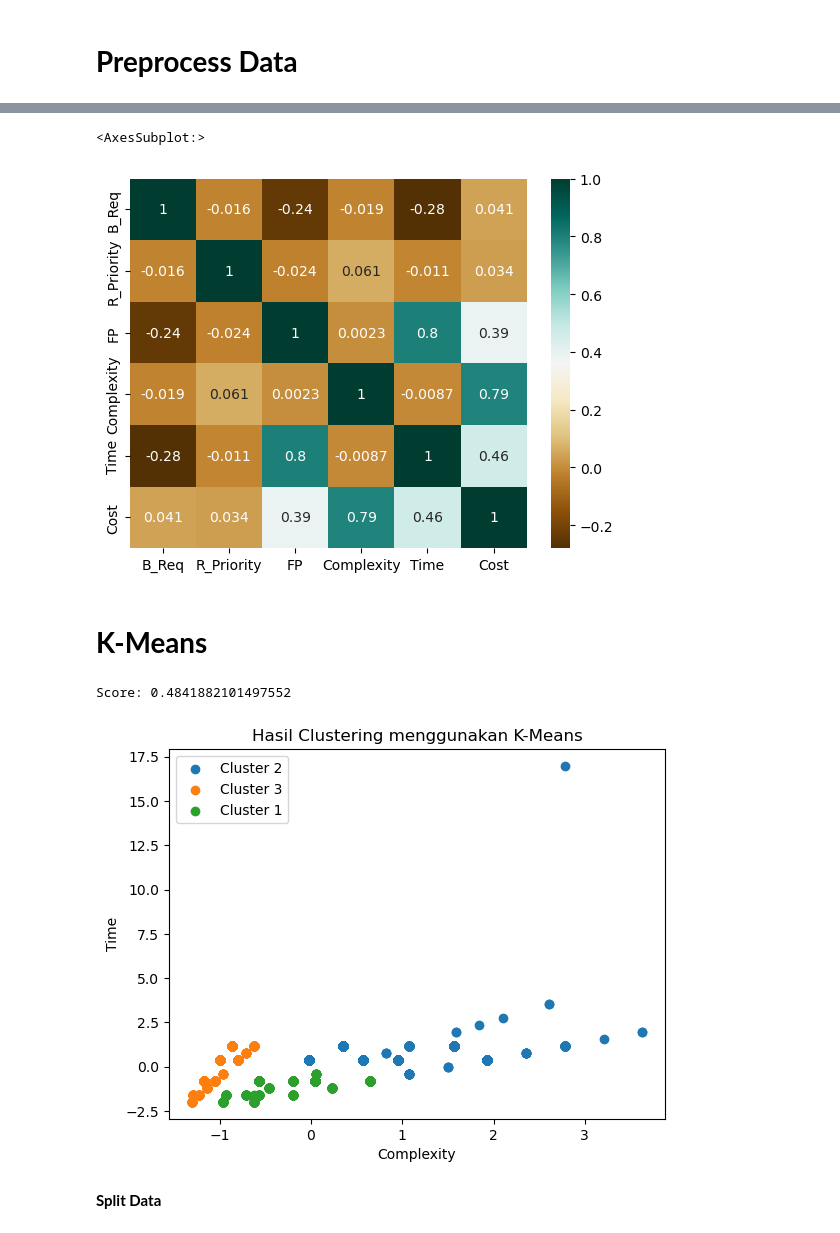
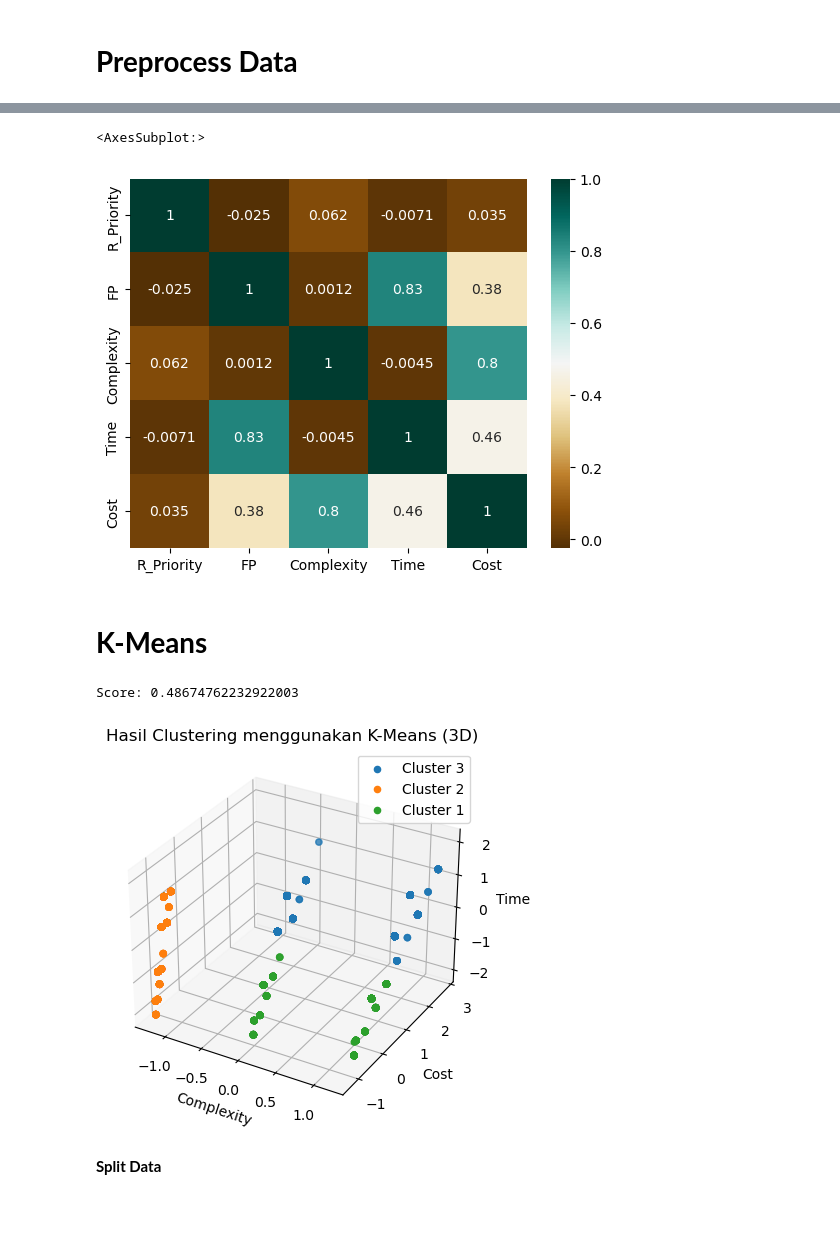
Before and after one commit to Jordan-18/PPL-CS-Prioritization-, a Jupyter notebook: #preprocess.split-data.clustering.ipynb, the cells around one changed output, grey strips where cells are left out. Drawn from its saved outputs; the diff is of its cells as text; code cells hidden in the pictures.

```diff
--- a/#preprocess.split-data.clustering.ipynb
+++ b/#preprocess.split-data.clustering.ipynb
@@ -26,0 +40,15 @@ Total Data is 3314
+# %%
+dataset.dropna(inplace=True)
+# %%
+def remove_outliers(data: pd.DataFrame, column: str) -> pd.Series:
+    q3, q1 = np.nanpercentile(data[column], [75, 25])
+    iqr = q3 - q1
+    upper_bound = q3 + 1.5 * iqr
+    lower_bound = q1 - 1.5 * iqr
+    data = data[(data[column] > lower_bound) & (data[column] < upper_bound)]
+
+    return data
+
+dataset = remove_outliers(dataset, 'Complexity')
+dataset = remove_outliers(dataset, 'Time')
+dataset = remove_outliers(dataset, 'Cost')
@@ -28,7 +58,6 @@ Total Data is 3314
 # **Preprocess Data**
 # %%
 label_encoder = LabelEncoder()
-dataset["B_Req"] = label_encoder.fit_transform(dataset["B_Req"])
 dataset["R_Priority"] = label_encoder.fit_transform(dataset["R_Priority"])
 # %%
 dataset["FP"] = dataset["FP"].apply(lambda x: len(x.split(",")))
@@ -58,4 +83,4 @@ heatcol = dataset.corr()
 sns.heatmap(heatcol,cmap="BrBG",annot=True)
 # %% [output]
 <AxesSubplot:>
-[figure, old version]
+[figure, new version]
@@ -72,23 +95,27 @@ dataset['Class'] = kmeans.fit_predict(dataset[['Complexity', 'Time', 'Cost']] )
 score_avg = silhouette_score(X, dataset['Class'])
 print(f"Score: {score_avg}")
 # %% [output]
-Score: 0.4841882101497552
+Score: 0.48674762232922003
 # %%
+fig = plt.figure()
+ax = fig.add_subplot(111, projection='3d')
+
 for cluster_num in dataset['Class'].unique():
     cluster_data = dataset[dataset['Class'] == cluster_num]
-    plt.scatter(
-        # cluster_data['Complexity'],
+    ax.scatter(
+        cluster_data['Complexity'],
         cluster_data['Cost'],
         cluster_data['Time'],
         label=f'Cluster {cluster_num + 1}')
 
-plt.xlabel('Complexity')
-plt.ylabel('Time')
-plt.legend()
-plt.title('Hasil Clustering menggunakan K-Means')
+ax.set_xlabel('Complexity')
+ax.set_ylabel('Cost')
+ax.set_zlabel('Time')
+ax.legend()
+plt.title('Hasil Clustering menggunakan K-Means (3D)')
 plt.show()
 # %% [output]
-[figure, old version]
+[figure, new version]
 # %% [markdown]
 **Split Data**
 # %%
```
Also changed, not shown: parts of 17 cells of this notebook, 26 other files.
